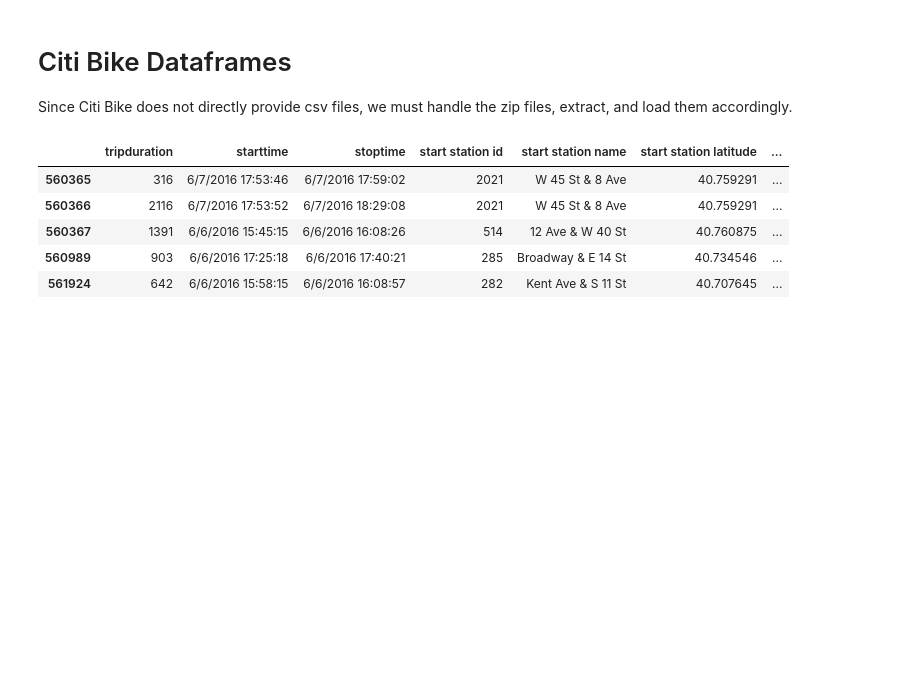
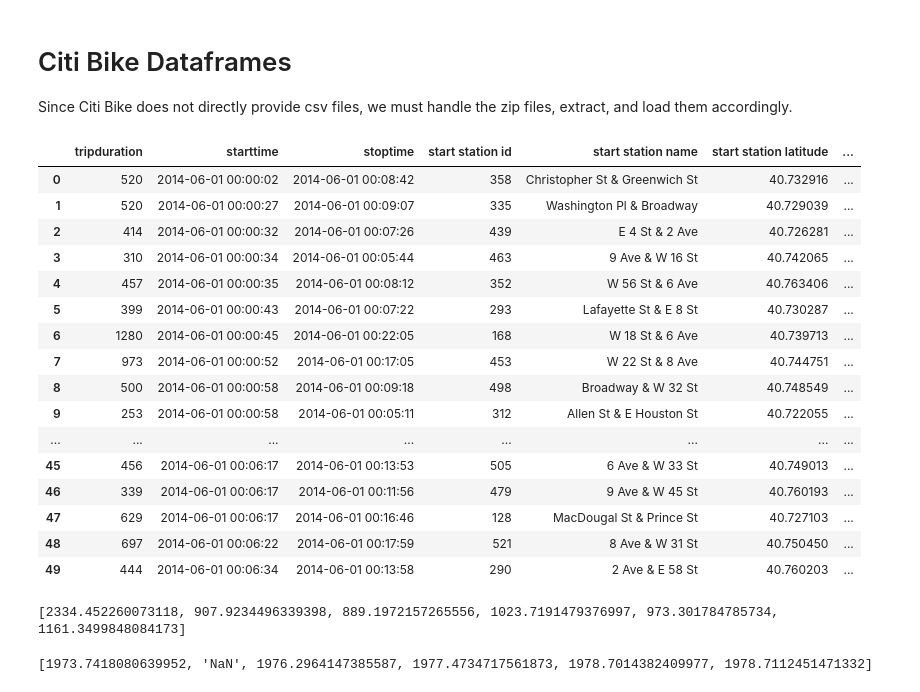
Before and after one commit to dvignoles/nyc-transpo, a Jupyter notebook: nyc_transpo.ipynb, the cells around one changed output. Saved outputs shown, nothing was run; the diff lists cells and outputs as text; code cells hidden in the pictures; blank space fills up the shorter version.

Commit message:
added some mean value info

```diff
--- a/nyc_transpo.ipynb
+++ b/nyc_transpo.ipynb
@@ -212,12 +218,52 @@ df_bike_2015 = df_bike_2015_orig[(df_bike_2015_orig['starttime_parsed'] > '2015-
 df_bike_2016 = df_bike_2016_orig[(df_bike_2016_orig['starttime_parsed'] > '2016-06-01') & (df_bike_2016_orig['starttime_parsed'] < '2016-06-08')]
 df_bike_2017 = df_bike_2017_orig[(df_bike_2017_orig['starttime_parsed'] > '2017-06-01') & (df_bike_2017_orig['starttime_parsed'] < '2017-06-08')]
 df_bike_2018 = df_bike_2018_orig[(df_bike_2018_orig['starttime_parsed'] > '2018-06-01') & (df_bike_2018_orig['starttime_parsed'] < '2018-06-08')]
-# %%
-df_bike_2016.tail()
-# %% [output]
-|  | tripduration | starttime | stoptime | start station id | start station name | start station latitude | ... |
-| 560365 | 316 | 6/7/2016 17:53:46 | 6/7/2016 17:59:02 | 2021 | W 45 St & 8 Ave | 40.759291 | ... |
-| 560366 | 2116 | 6/7/2016 17:53:52 | 6/7/2016 18:29:08 | 2021 | W 45 St & 8 Ave | 40.759291 | ... |
-| 560367 | 1391 | 6/6/2016 15:45:15 | 6/6/2016 16:08:26 | 514 | 12 Ave & W 40 St | 40.760875 | ... |
-| 560989 | 903 | 6/6/2016 17:25:18 | 6/6/2016 17:40:21 | 285 | Broadway & E 14 St | 40.734546 | ... |
-| 561924 | 642 | 6/6/2016 15:58:15 | 6/6/2016 16:08:57 | 282 | Kent Ave & S 11 St | 40.707645 | ... |
+# %%
+df_bike_2014.head(50)
+# %% [output]
+|  | tripduration | starttime | stoptime | start station id | start station name | start station latitude | ... |
+| 0 | 520 | 2014-06-01 00:00:02 | 2014-06-01 00:08:42 | 358 | Christopher St & Greenwich St | 40.732916 | ... |
+| 1 | 520 | 2014-06-01 00:00:27 | 2014-06-01 00:09:07 | 335 | Washington Pl & Broadway | 40.729039 | ... |
+| 2 | 414 | 2014-06-01 00:00:32 | 2014-06-01 00:07:26 | 439 | E 4 St & 2 Ave | 40.726281 | ... |
+| 3 | 310 | 2014-06-01 00:00:34 | 2014-06-01 00:05:44 | 463 | 9 Ave & W 16 St | 40.742065 | ... |
+| 4 | 457 | 2014-06-01 00:00:35 | 2014-06-01 00:08:12 | 352 | W 56 St & 6 Ave | 40.763406 | ... |
+| 5 | 399 | 2014-06-01 00:00:43 | 2014-06-01 00:07:22 | 293 | Lafayette St & E 8 St | 40.730287 | ... |
+| 6 | 1280 | 2014-06-01 00:00:45 | 2014-06-01 00:22:05 | 168 | W 18 St & 6 Ave | 40.739713 | ... |
+| 7 | 973 | 2014-06-01 00:00:52 | 2014-06-01 00:17:05 | 453 | W 22 St & 8 Ave | 40.744751 | ... |
+| 8 | 500 | 2014-06-01 00:00:58 | 2014-06-01 00:09:18 | 498 | Broadway & W 32 St | 40.748549 | ... |
+| 9 | 253 | 2014-06-01 00:00:58 | 2014-06-01 00:05:11 | 312 | Allen St & E Houston St | 40.722055 | ... |
+| ... | ... | ... | ... | ... | ... | ... | ... |
+| 45 | 456 | 2014-06-01 00:06:17 | 2014-06-01 00:13:53 | 505 | 6 Ave & W 33 St | 40.749013 | ... |
+| 46 | 339 | 2014-06-01 00:06:17 | 2014-06-01 00:11:56 | 479 | 9 Ave & W 45 St | 40.760193 | ... |
+| 47 | 629 | 2014-06-01 00:06:17 | 2014-06-01 00:16:46 | 128 | MacDougal St & Prince St | 40.727103 | ... |
+| 48 | 697 | 2014-06-01 00:06:22 | 2014-06-01 00:17:59 | 521 | 8 Ave & W 31 St | 40.750450 | ... |
+| 49 | 444 | 2014-06-01 00:06:34 | 2014-06-01 00:13:58 | 290 | 2 Ave & E 58 St | 40.760203 | ... |
+# %%
+citi_avg_trip_durations = []
+
+citi_avg_trip_durations.append(df_bike_2013.tripduration.mean())
+citi_avg_trip_durations.append(df_bike_2014.tripduration.mean())
+citi_avg_trip_durations.append(df_bike_2015.tripduration.mean())
+citi_avg_trip_durations.append(df_bike_2016.tripduration.mean())
+citi_avg_trip_durations.append(df_bike_2017.tripduration.mean())
+citi_avg_trip_durations.append(df_bike_2018.tripduration.mean())
+
+print(citi_avg_trip_durations)
+# %% [output]
+[2334.452260073118, 907.9234496339398, 889.1972157265556, 1023.7191479376997, 973.301784785734, 1161.3499848084173]
+# %%
+# had to avoid 2014 here, as there are some issues with the birthdate field in that dataframe. Will clean.
+# yo people in their 40s love citibikes
+
+citi_avg_age = []
+
+citi_avg_age.append(df_bike_2013["birth year"].mean())
+citi_avg_age.append("NaN")
+citi_avg_age.append(df_bike_2015["birth year"].mean())
+citi_avg_age.append(df_bike_2016["birth year"].mean())
+citi_avg_age.append(df_bike_2017["birth year"].mean())
+citi_avg_age.append(df_bike_2018["birth year"].mean())
+
+print(citi_avg_age)
+# %% [output]
+[1973.7418080639952, 'NaN', 1976.2964147385587, 1977.4734717561873, 1978.7014382409977, 1978.7112451471332]
```
Also changed, not shown: parts of 2 cells of this notebook.
